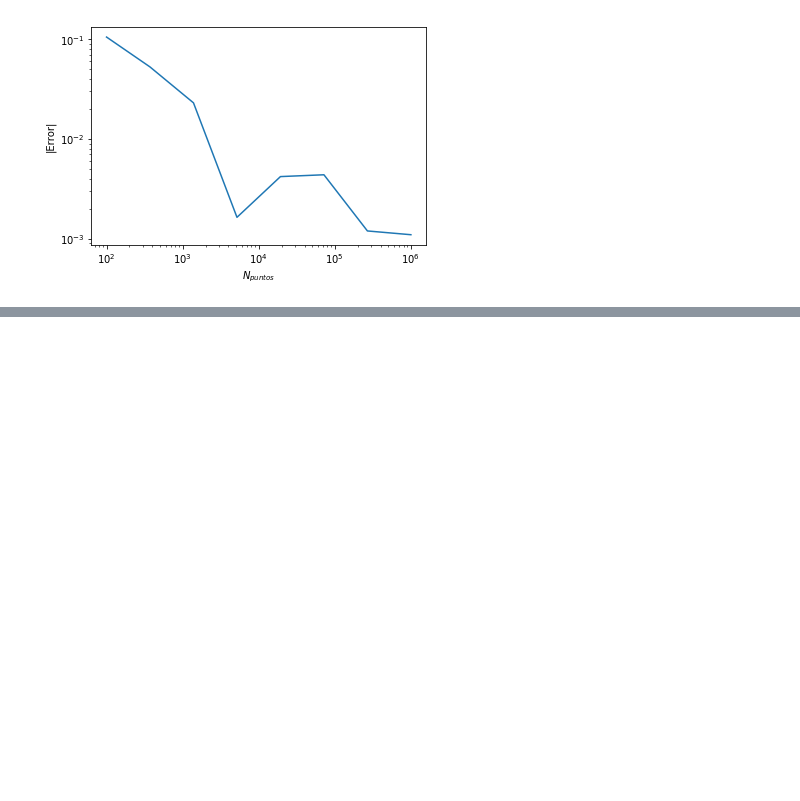
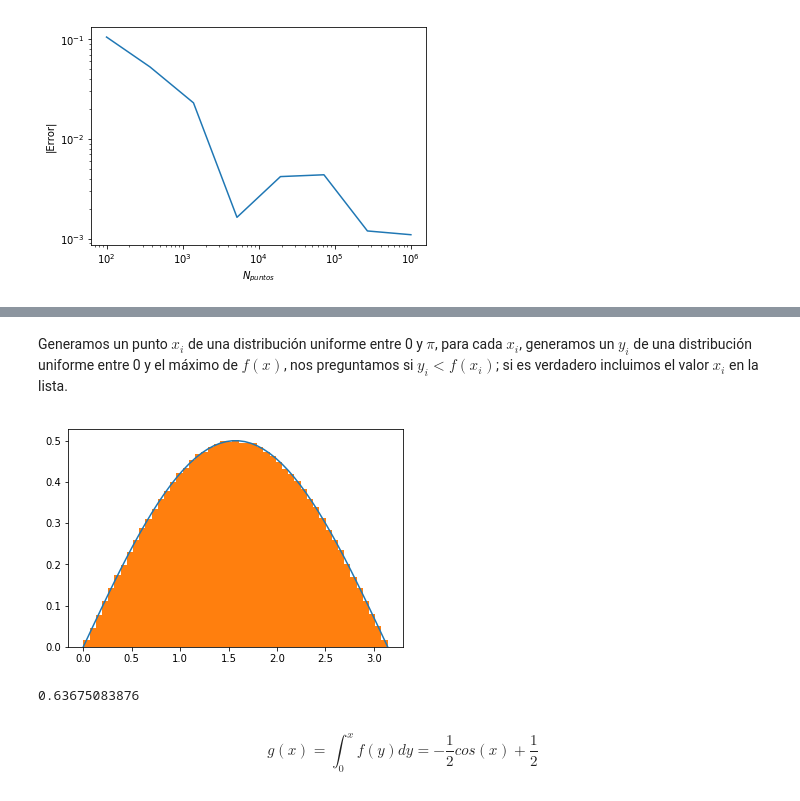
Before and after one commit to irecio/MetodoComputacionales, a Jupyter notebook: Week3/Lecture2.ipynb, the cells around one changed output, grey strips where cells are left out. Drawn from its saved outputs; the diff is of its cells as text; code cells hidden in the pictures; blank space fills up the shorter version.

```diff
--- a/Week3/Lecture2.ipynb
+++ b/Week3/Lecture2.ipynb
@@ -97,0 +135,27 @@ Text(0,0.5,'|Error|')
+# %% [markdown]
+Generamos un punto $x_{i}$ de una distribución uniforme entre 0 y $\pi$, para cada $x_{i}$, generamos un $y_{i}$ de una distribución uniforme entre 0 y el máximo de $f(x)$, nos preguntamos si $y_{i} < f(x_{i})$; si es verdadero incluimos el valor $x_{i}$ en la lista.
+# %%
+Npoints = 1e6
+
+Ninside = 0
+trials = 0
+lista = []
+
+while Ninside < Npoints:
+    xi = np.random.rand()*np.pi
+    yi = np.random.rand()*0.5
+    trials += 1
+    if(yi < f(xi)):
+        lista.append(xi)
+        Ninside += 1
+# %%
+plt.plot(x, f(x))
+_ = plt.hist(lista, density=True, bins=x)
+# %% [output]
+[figure, added]
+# %%
+print(Ninside/float(trials))
+# %% [output]
+0.63675083876
+# %% [markdown]
+$$ g(x)= \int_{0}^{x} f(y) dy = -\frac{1}{2}cos(x) + \frac{1}{2} $$
```
Also changed, not shown: parts of 15 cells of this notebook.
